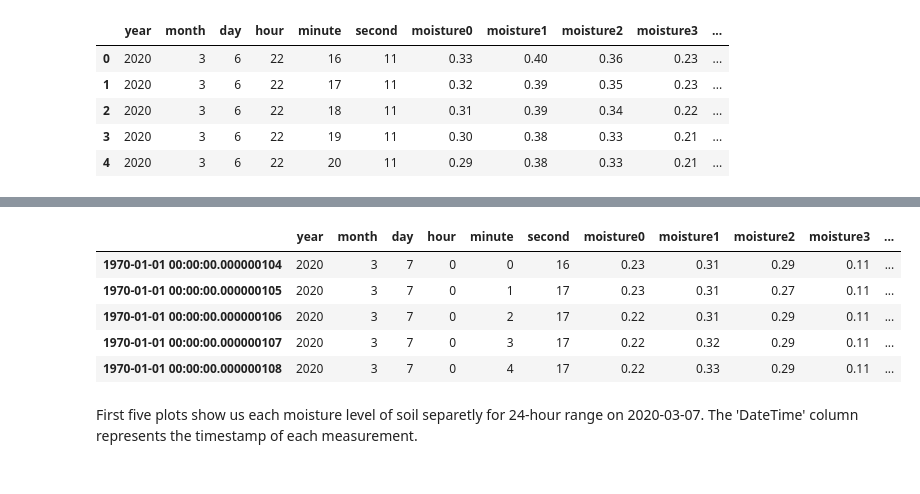
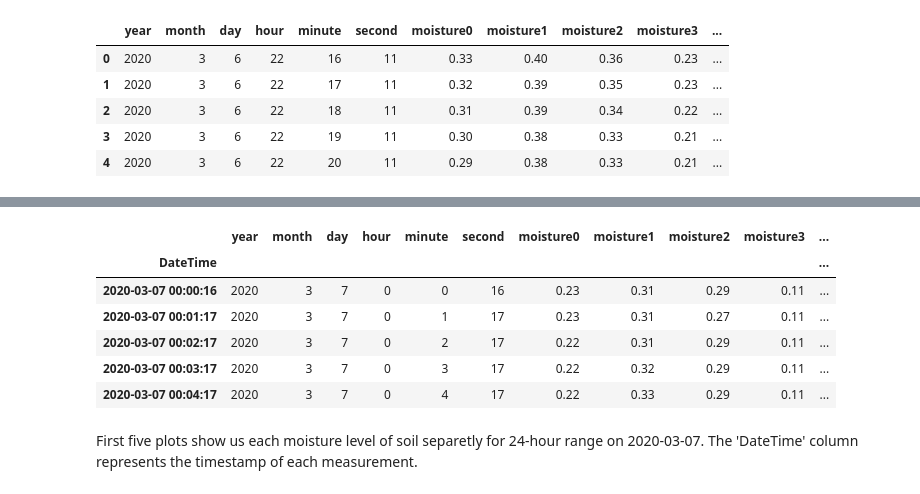
Before and after one commit to andjelajo11/humidity-project, a Jupyter notebook: linearplot.ipynb, the cells around one changed output, grey strips where cells are left out. Drawn from its saved outputs; the diff is of its cells as text; code cells hidden in the pictures.

```diff
--- a/linearplot.ipynb
+++ b/linearplot.ipynb
@@ -221,0 +226,5 @@ df_soil.head()
+# %%
+#df_soil['DateTime'] = None
+df_soil['DateTime'] = pd.to_datetime(df_soil[['year', 'month', 'day', 'hour', 'minute', 'second']])
+df_soil.head()
+#df_soil.set_index('DateTime', inplace=True)
@@ -222,17 +239,17 @@ df_soil.head()
 # %%
-df_soil.index = pd.to_datetime(df_soil.index)
 start_datetime = '2020-03-07 00:00:16'
 end_datetime = '2020-03-07 23:59:29'
 filtered_data = df_soil[(df_soil['DateTime'] >= start_datetime) & (df_soil['DateTime'] < end_datetime)]
 #filtered_data = df_soil.loc[start_datetime:end_datetime, ['moisture0', 'moisture1', 'moisture2', 'moisture3', 'moisture4']]
 filtered_data.head()
 # %% [output]
 |  | year | month | day | hour | minute | second | moisture0 | moisture1 | moisture2 | moisture3 | ... |
-| 1970-01-01 00:00:00.000000104 | 2020 | 3 | 7 | 0 | 0 | 16 | 0.23 | 0.31 | 0.29 | 0.11 | ... |
-| 1970-01-01 00:00:00.000000105 | 2020 | 3 | 7 | 0 | 1 | 17 | 0.23 | 0.31 | 0.27 | 0.11 | ... |
-| 1970-01-01 00:00:00.000000106 | 2020 | 3 | 7 | 0 | 2 | 17 | 0.22 | 0.31 | 0.29 | 0.11 | ... |
-| 1970-01-01 00:00:00.000000107 | 2020 | 3 | 7 | 0 | 3 | 17 | 0.22 | 0.32 | 0.29 | 0.11 | ... |
-| 1970-01-01 00:00:00.000000108 | 2020 | 3 | 7 | 0 | 4 | 17 | 0.22 | 0.33 | 0.29 | 0.11 | ... |
+| DateTime |  |  |  |  |  |  |  |  |  |  | ... |
+| 2020-03-07 00:00:16 | 2020 | 3 | 7 | 0 | 0 | 16 | 0.23 | 0.31 | 0.29 | 0.11 | ... |
+| 2020-03-07 00:01:17 | 2020 | 3 | 7 | 0 | 1 | 17 | 0.23 | 0.31 | 0.27 | 0.11 | ... |
+| 2020-03-07 00:02:17 | 2020 | 3 | 7 | 0 | 2 | 17 | 0.22 | 0.31 | 0.29 | 0.11 | ... |
+| 2020-03-07 00:03:17 | 2020 | 3 | 7 | 0 | 3 | 17 | 0.22 | 0.32 | 0.29 | 0.11 | ... |
+| 2020-03-07 00:04:17 | 2020 | 3 | 7 | 0 | 4 | 17 | 0.22 | 0.33 | 0.29 | 0.11 | ... |
 # %% [markdown]
 First five plots show us each moisture level of soil separetly for 24-hour range on 2020-03-07.
 The 'DateTime' column represents the timestamp of each measurement.
```
Also changed, not shown: parts of 9 cells of this notebook, 2 other files.
